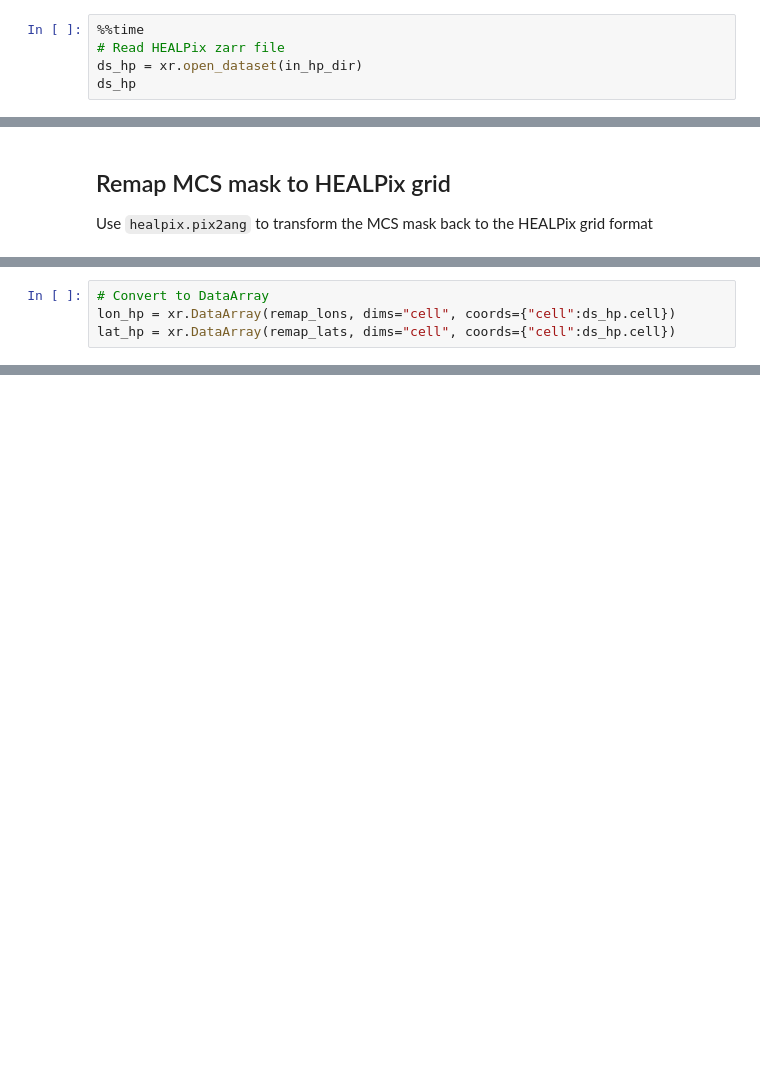
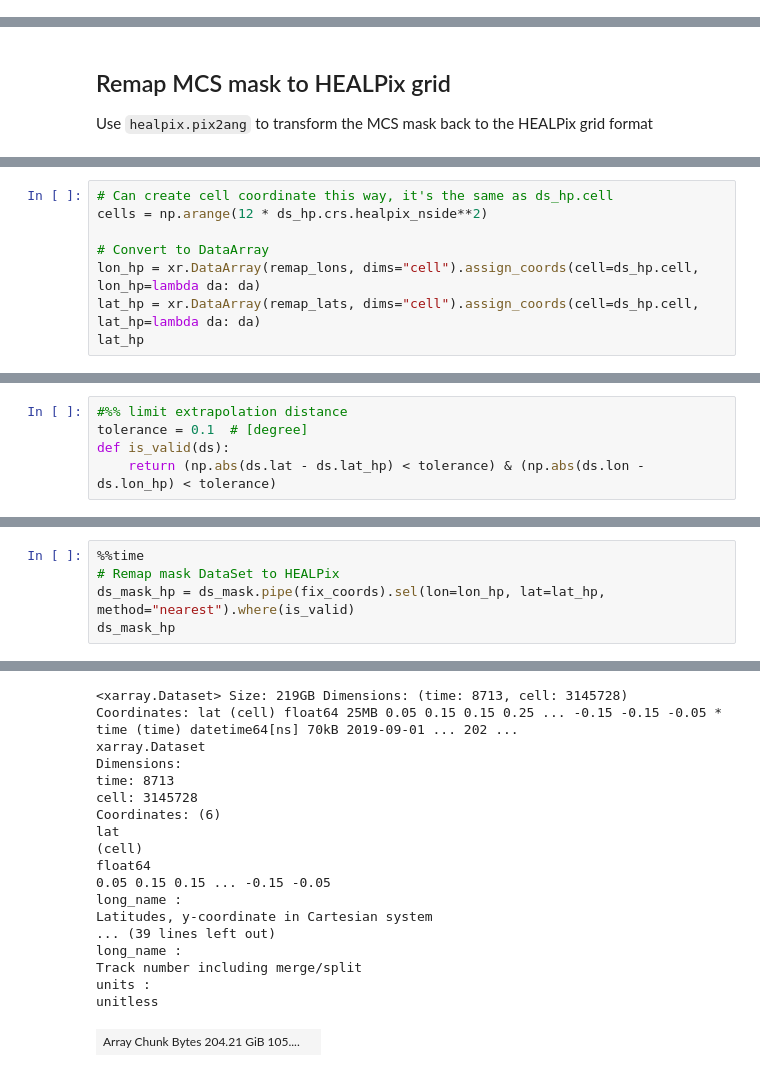
Before and after one commit to trackow/hk25-teams, a Jupyter notebook: hk25-MCS/remap_mcsmask_to_healpix_fullglobe.ipynb, the cells around one changed output, grey strips where cells are left out. Cells and saved outputs as stored; diff of their text form; blank space fills up the shorter version.

```diff
--- a/hk25-MCS/remap_mcsmask_to_healpix_fullglobe.ipynb
+++ b/hk25-MCS/remap_mcsmask_to_healpix_fullglobe.ipynb
@@ -302,5 +188,0 @@ Attributes: (0)
-# %%
-%%time
-# Read HEALPix zarr file
-ds_hp = xr.open_dataset(in_hp_dir)
-ds_hp
@@ -400,4 +225,8 @@ remap_lons.min(), remap_lons.max()
 # %%
+# Can create cell coordinate this way, it's the same as ds_hp.cell
+cells = np.arange(12 * ds_hp.crs.healpix_nside**2)
+
 # Convert to DataArray
-lon_hp = xr.DataArray(remap_lons, dims="cell", coords={"cell":ds_hp.cell})
-lat_hp = xr.DataArray(remap_lats, dims="cell", coords={"cell":ds_hp.cell})
+lon_hp = xr.DataArray(remap_lons, dims="cell").assign_coords(cell=ds_hp.cell, lon_hp=lambda da: da)
+lat_hp = xr.DataArray(remap_lats, dims="cell").assign_coords(cell=ds_hp.cell, lat_hp=lambda da: da)
+lat_hp
@@ -480,0 +291,5 @@ mcs_mask_hp.min().values, mcs_mask_hp.max().values
+# %%
+#%% limit extrapolation distance
+tolerance = 0.1  # [degree]
+def is_valid(ds):
+    return (np.abs(ds.lat - ds.lat_hp) < tolerance) & (np.abs(ds.lon - ds.lon_hp) < tolerance)
@@ -480,0 +335,6 @@ mcs_mask_hp.min().values, mcs_mask_hp.max().values
+# %%
+%%time
+# Remap mask DataSet to HEALPix
+ds_mask_hp = ds_mask.pipe(fix_coords).sel(lon=lon_hp, lat=lat_hp, method="nearest").where(is_valid)
+ds_mask_hp
+# %% [output]
@@ -480,0 +343,18 @@ mcs_mask_hp.min().values, mcs_mask_hp.max().values
+<xarray.Dataset> Size: 219GB Dimensions: (time: 8713, cell: 3145728) Coordinates: lat (cell) float64 25MB 0.05 0.15 0.15 0.25 ... -0.15 -0.15 -0.05 * time (time) datetime64[ns] 70kB 2019-09-01 ... 202 ...
+xarray.Dataset
+Dimensions:
+time: 8713
+cell: 3145728
+Coordinates: (6)
+lat
+(cell)
+float64
+0.05 0.15 0.15 ... -0.15 -0.05
+long_name :
+Latitudes, y-coordinate in Cartesian system
+... (39 lines left out)
+long_name :
+Track number including merge/split
+units :
+unitless
+| Array Chunk Bytes 204.21 GiB 105.... |  |
```
Also changed, not shown: parts of 34 cells of this notebook.
